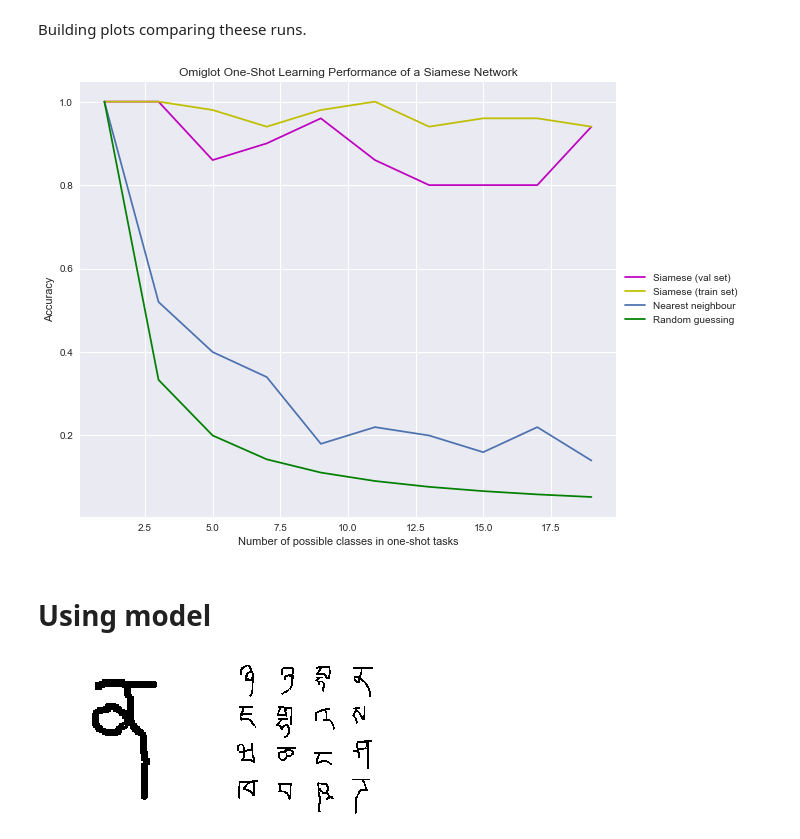
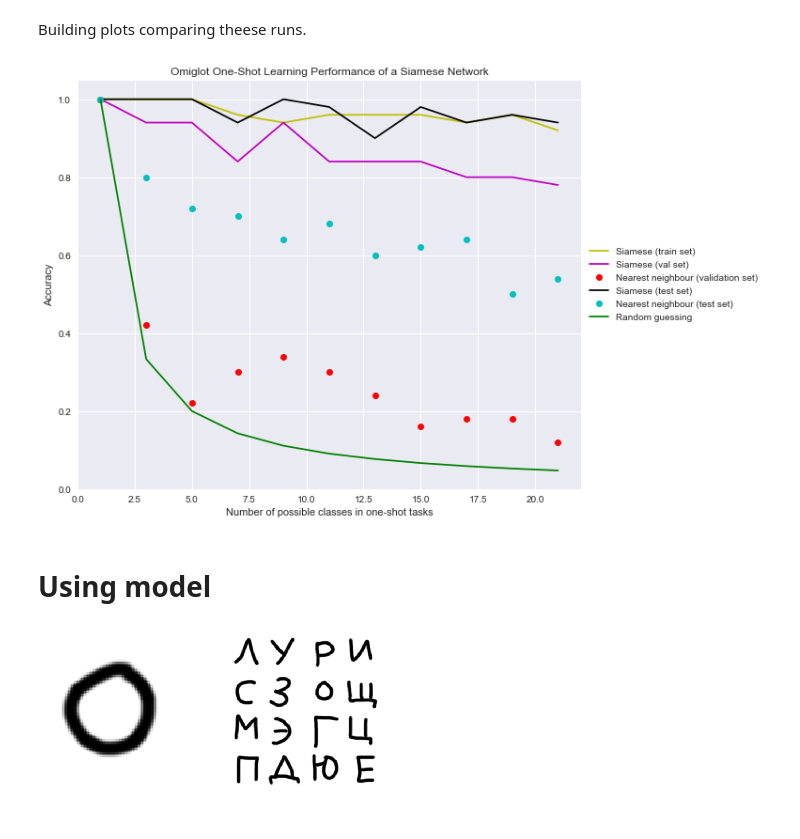
Before and after one commit to SmirnovAlexander/OneShotLearningSiameseNetworks, a Jupyter notebook: notebooks/OneShotLearningSiameseNetwork.ipynb, the cells around one changed output. Cells and saved outputs as stored; diff of their text form; code cells hidden in the pictures.

```diff
--- a/notebooks/OneShotLearningSiameseNetwork.ipynb
+++ b/notebooks/OneShotLearningSiameseNetwork.ipynb
@@ -140,20 +153,26 @@ Loaded val alphabets:
 Let's run nearest neighbours method and our model throw predicting comparison where we comparing with $1, 3, 5,$ etc. photos.
 # %%
 # Amount of photos we comparing to.
-ways = np.arange(1, 20, 2)
+ways = np.arange(1, 22, 2)
 
 # Number of trials for each amount.
 trials = 50
 # %%
-train_accs, val_accs, nn_accs = [], [], []
+train_accs, val_accs, nn_accs_val, test_accs, nn_accs_test = [], [], [], [], []
 
 for N in ways:
     train_accs.append(test_oneshot_task(model, N, trials, x, categories, verbose=True))
+
     val_accs.append(test_oneshot_task(model, N, trials, x_val, categories_val, verbose=True))
-    nn_accs.append(test_nn_accuracy(N, trials, x_val, categories_val))
+    nn_accs_val.append(test_nn_accuracy(N, trials, x_val, categories_val))
 
-    print ("NN Accuracy:", nn_accs[-1])
+    test_accs.append(test_oneshot_task(model, N, trials, x_test, categories_test, verbose=True))
+    nn_accs_test.append(test_nn_accuracy(N, trials, x_test, categories_test))
+
+    print ("NN validation accuracy:", nn_accs_val[-1])
     print("-----------------------------------------------------")
+    print ("NN test accuracy:", nn_accs_test[-1])
+    print("-----------------------------------------------------")
 # %% [output]
 Evaluating model on 50 random 1 way one-shot learning tasks ...
 
@@ -175,43 +194,48 @@ NN Accuracy: 0.14
 # %%
 # Saving accuracies.
 with open(os.path.join("../data/arrays", "accuracies.pickle"), "wb") as f:
-    pickle.dump((val_accs, train_accs, nn_accs), f)
+    pickle.dump((train_accs, val_accs, nn_accs_val, test_accs, nn_accs_test), f)
 # %% [markdown]
 ## Exploring outputs
 # %%
 # Loading accuracies.
 with open(os.path.join("../data/arrays", "accuracies.pickle"), "rb") as f:
-    (val_accs, train_accs, nn_accs) = pickle.load(f)
+    (train_accs, val_accs, nn_accs_val, test_accs, nn_accs_test) = pickle.load(f)
 # %% [markdown]
 Building plots comparing theese runs.
 # %%
 fig, ax = plt.subplots(1)
 
+ax.plot(ways, train_accs, "y", label="Siamese (train set)")
+
 ax.plot(ways, val_accs, "m", label="Siamese (val set)")
-ax.plot(ways, train_accs, "y", label="Siamese (train set)")
-ax.plot(ways, nn_accs, label="Nearest neighbour")
+ax.plot(ways, nn_accs_val, "ro", label="Nearest neighbour (validation set)")
+
+ax.plot(ways, test_accs, "k", label="Siamese (test set)")
+ax.plot(ways, nn_accs_test, "co", label="Nearest neighbour (test set)")
+
 ax.plot(ways, 1./ways, "g", label="Random guessing")
 
 plt.xlabel("Number of possible classes in one-shot tasks")
 plt.ylabel("Accuracy")
 plt.title("Omiglot One-Shot Learning Performance of a Siamese Network")
 
 box = ax.get_position()
 ax.set_position([box.x0, box.y0, box.width * 0.8, box.height])
 ax.legend(loc='center left', bbox_to_anchor=(1, 0.5))
 
 fig.set_size_inches(12, 8, forward=True)
 
 plt.show()
 # %% [output]
-[figure, old version]
+[figure, new version]
 # %% [markdown]
 # Using model
 # %%
-pairs, targets = make_oneshot_task(16, x_val, languages_characters_indexes_val, "Tibetan")
+pairs, targets = make_oneshot_task(16, x_test, categories_test, "Russian")
 plot_oneshot_task(pairs)
 # %% [output]
-[figure, old version]
+[figure, new version]
 # %%
 np.argmax(model.predict_on_batch(pairs))
 # %% [output]
```
Also changed, not shown: parts of 6 cells of this notebook.
